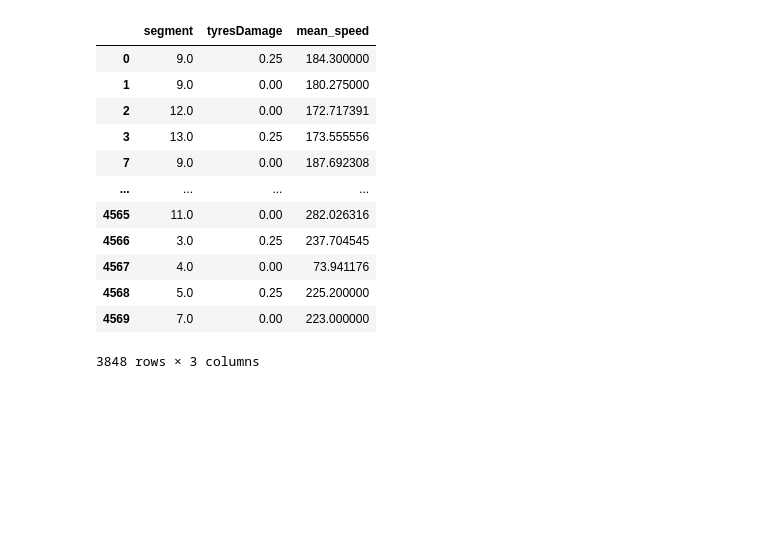
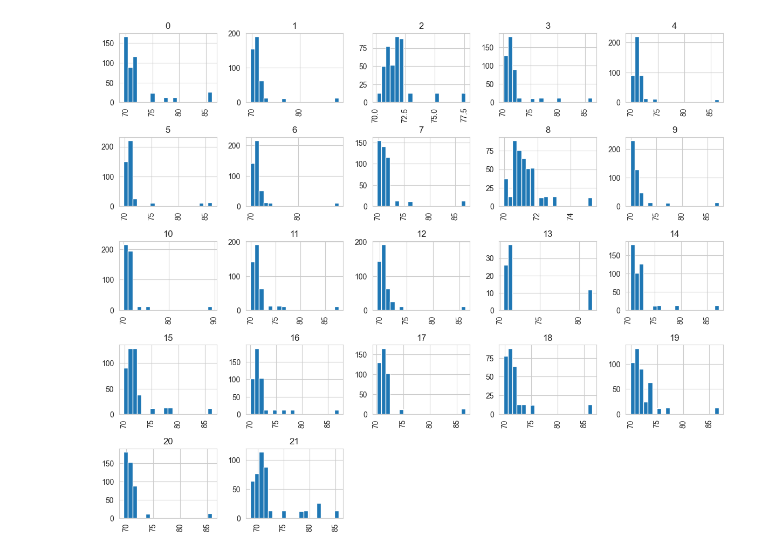
Before and after one commit to IFibla/bdmta-tfm, a Jupyter notebook: data-managment/check_table.ipynb, the cells around one changed output. Saved outputs shown, nothing was run; the diff lists cells and outputs as text; code cells hidden in the pictures; blank space fills up the shorter version.

```diff
--- a/data-managment/check_table.ipynb
+++ b/data-managment/check_table.ipynb
@@ -25,3 +20,4 @@ df = pd.read_parquet('./delta/lap_results/part-00000-f813030f-e90d-439c-aa61-c61
 # %%
 df['lap_time'] = df['end_lap'] - df['start_lap']
-df = df[df['lap_time'] < 120]
+df = df[df['lap_time'] < 90]
+df = df.dropna(axis='columns', how='any')
@@ -172,16 +53,5 @@ correlations_df.groupby('segment').corr()
-# %%
-correlations_df
-# %% [output]
-|  | segment | tyresDamage | mean_speed |
-| 0 | 9.0 | 0.25 | 184.300000 |
-| 1 | 9.0 | 0.00 | 180.275000 |
-| 2 | 12.0 | 0.00 | 172.717391 |
-| 3 | 13.0 | 0.25 | 173.555556 |
-| 7 | 9.0 | 0.00 | 187.692308 |
-| ... | ... | ... | ... |
-| 4565 | 11.0 | 0.00 | 282.026316 |
-| 4566 | 3.0 | 0.25 | 237.704545 |
-| 4567 | 4.0 | 0.00 | 73.941176 |
-| 4568 | 5.0 | 0.25 | 225.200000 |
-| 4569 | 7.0 | 0.00 | 223.000000 |
-3848 rows × 3 columns
+# %%
+df[['driver', 'lap_time']].hist('lap_time', by='driver', bins=20, figsize=(14, 12))
+plt.show()
+# %% [output]
+[figure, added]
```
Also changed, not shown: parts of 44 cells of this notebook, 2 other files.
